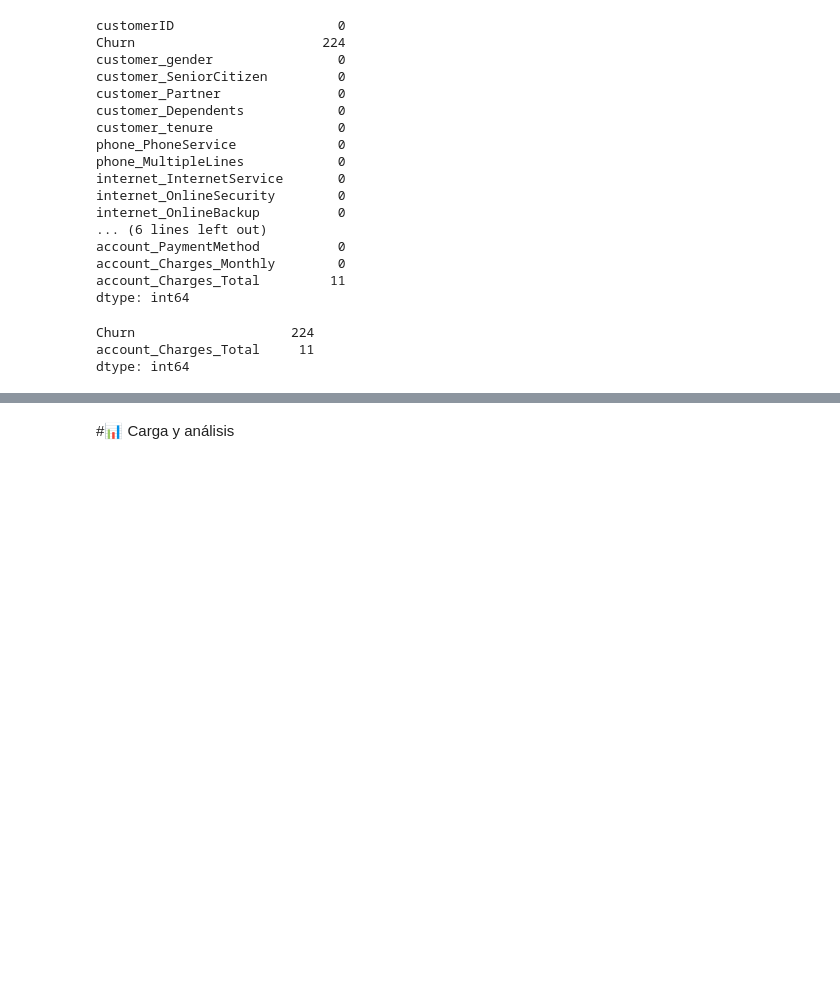
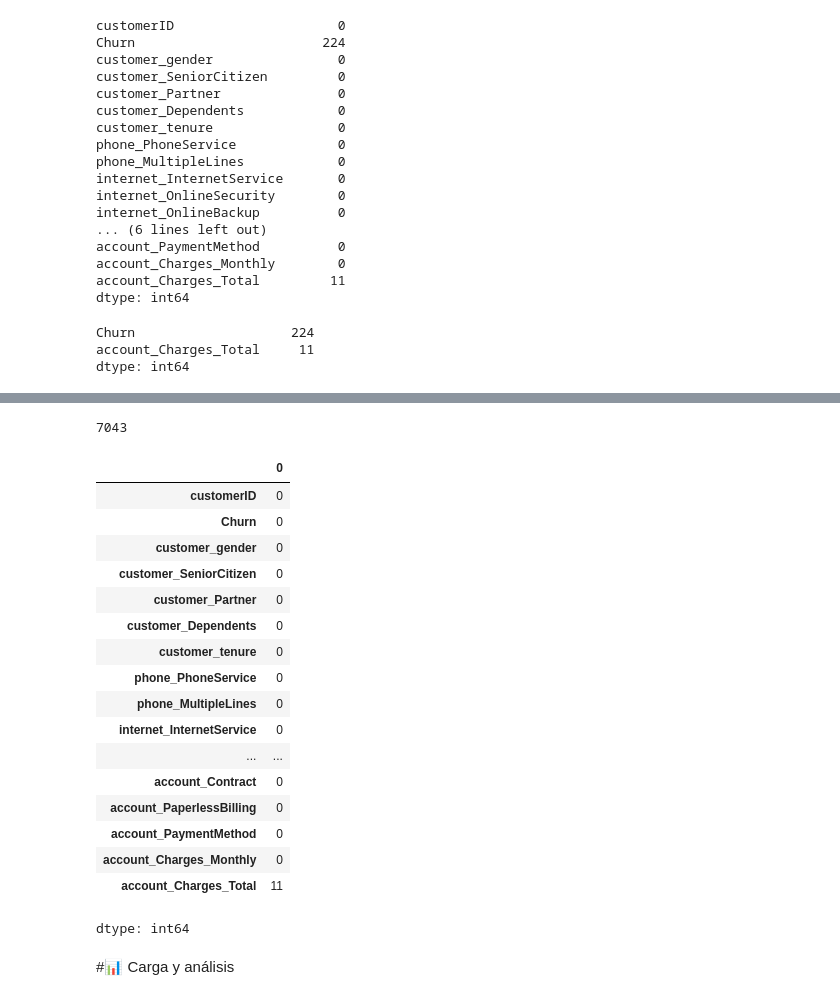
Before and after one commit to Fvargasv/Challenge-X-, a Jupyter notebook: TelecomX_LATAM.ipynb, the cells around one changed output, grey strips where cells are left out. Cells and saved outputs as stored; diff of their text form; code cells hidden in the pictures; blank space fills up the shorter version.

```diff
--- a/TelecomX_LATAM.ipynb
+++ b/TelecomX_LATAM.ipynb
@@ -222,3 +222,7 @@ account_Charges_Total     11
 dtype: int64
 # %%
 #https://drive.google.com/file/d/1IHd6D7bx6GPU7EzHl_rT4Rjro0CVGbFp/view  challenge parte 2
+# %%
+#Como los 224 registros vacios de Churn son sólo el 3% el total, los eliminaré
+
+datos = datos[datos['Churn'].str.strip() != '']
@@ -225,3 +249,30 @@ dtype: int64
+# %%
+7267 -224
+# %% [output]
+7043
+# %%
+#vemos cuantos elemetos vacios hay ahora
+datos.apply(lambda x: x.astype(str).str.strip() == '').sum()
+#sólo quedan los 11 de la columna Charges_Total
+# %% [output]
+|  | 0 |
+| customerID | 0 |
+| Churn | 0 |
+| customer_gender | 0 |
+| customer_SeniorCitizen | 0 |
+| customer_Partner | 0 |
+| customer_Dependents | 0 |
+| customer_tenure | 0 |
+| phone_PhoneService | 0 |
+| phone_MultipleLines | 0 |
+| internet_InternetService | 0 |
+| ... | ... |
+| account_Contract | 0 |
+| account_PaperlessBilling | 0 |
+| account_PaymentMethod | 0 |
+| account_Charges_Monthly | 0 |
+| account_Charges_Total | 11 |
+dtype: int64
 # %% [markdown]
 #📊 Carga y análisis
 # %% [markdown]
```
Also changed, not shown: parts of 1 cell of this notebook.
